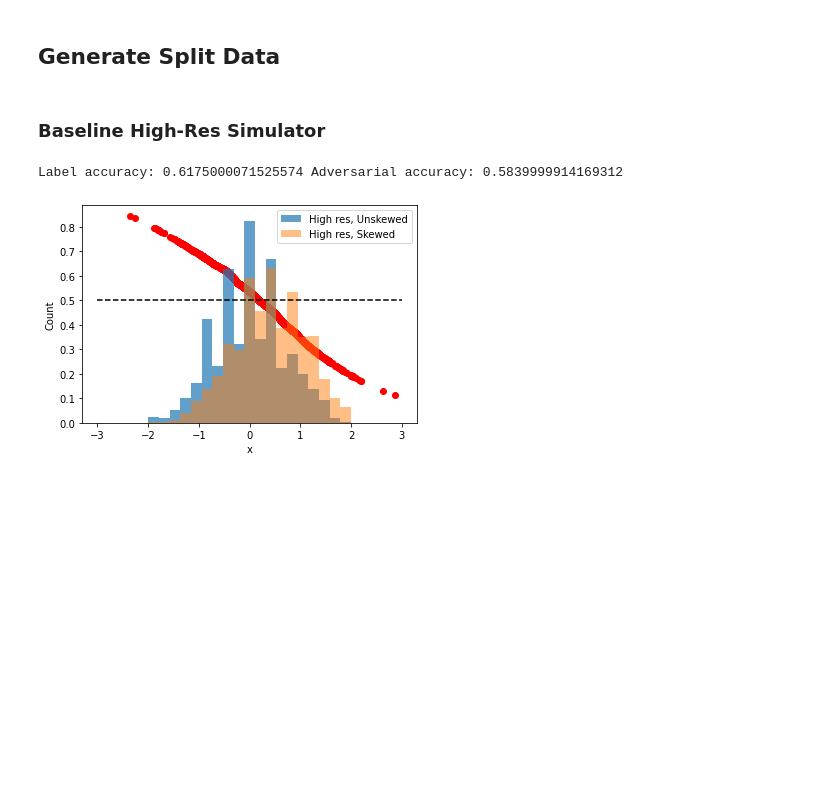
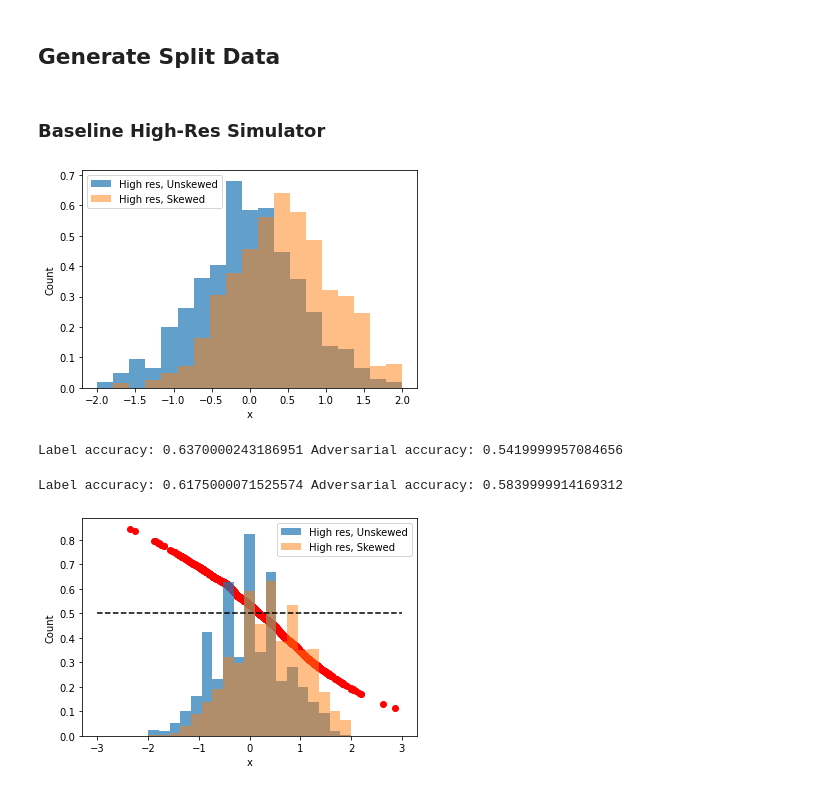
Before and after one commit to jtamanas/FNF4HEP, a Jupyter notebook: alpha23_example.ipynb, the cells around one changed output. Drawn from its saved outputs; the diff is of its cells as text; code cells hidden in the pictures; blank space fills up the shorter version.

```diff
--- a/alpha23_example.ipynb
+++ b/alpha23_example.ipynb
@@ -22,3 +30,28 @@ from utils.DataSplitting import *
+# %%
+plt.hist(np.array(data_test[labels_test==1]),bins=np.linspace(-2,2,20), alpha=0.7, label="High res, Unskewed", density=True)
+plt.hist(np.array(data_test[labels_test==0]),bins=np.linspace(-2,2,20), alpha=0.5, label="High res, Skewed", density=True)
+plt.xlabel("x")
+plt.ylabel("Count")
+plt.legend()
+
+plt.show()
+# %% [output]
+[figure, added]
+# %%
+#Get label and adversarial accuracy on raw data
+#TODO: Calculate analytic accuracy based on overlap of (Gaussian?) distributions
+label_classifier = BinaryClassifier(data_dim=data_train.shape[-1])
+label_classifier.fit(data_generator_labels_train)
+
+adversarial_classifier = BinaryClassifier(data_dim=data_train.shape[-1])
+adversarial_classifier.fit(data_generator_context_train)
+
+baseline_high_res_label_acc = label_classifier.accuracy(data_test, labels_test)
+adv_acc = adversarial_classifier.accuracy(data_test, context_test)
+
+print("Label accuracy:", baseline_high_res_label_acc, "Adversarial accuracy:", adv_acc)
+# %% [output]
+Label accuracy: 0.6370000243186951 Adversarial accuracy: 0.5419999957084656
 # %%
 # Parameters
 params = {'batch_size': 128,
```
Also changed, not shown: parts of 4 cells of this notebook, 1 other file.
